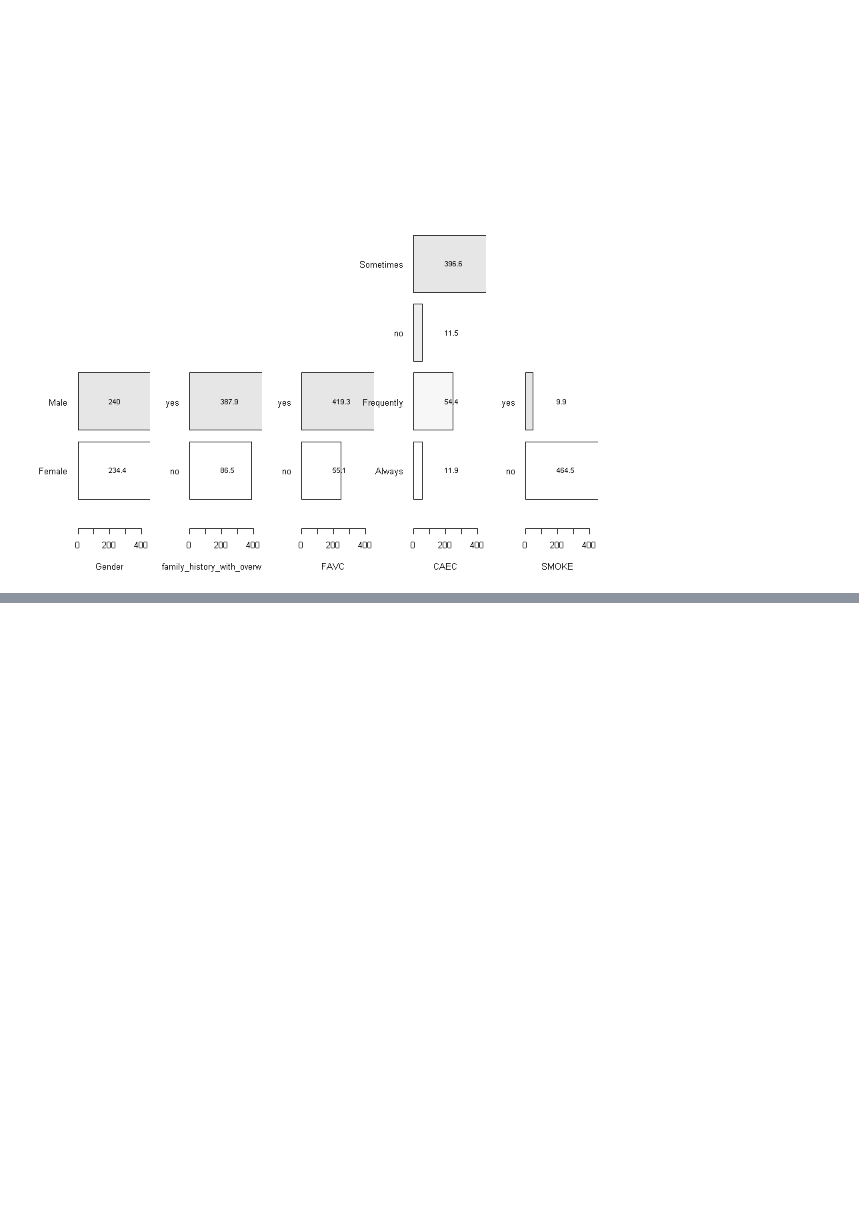
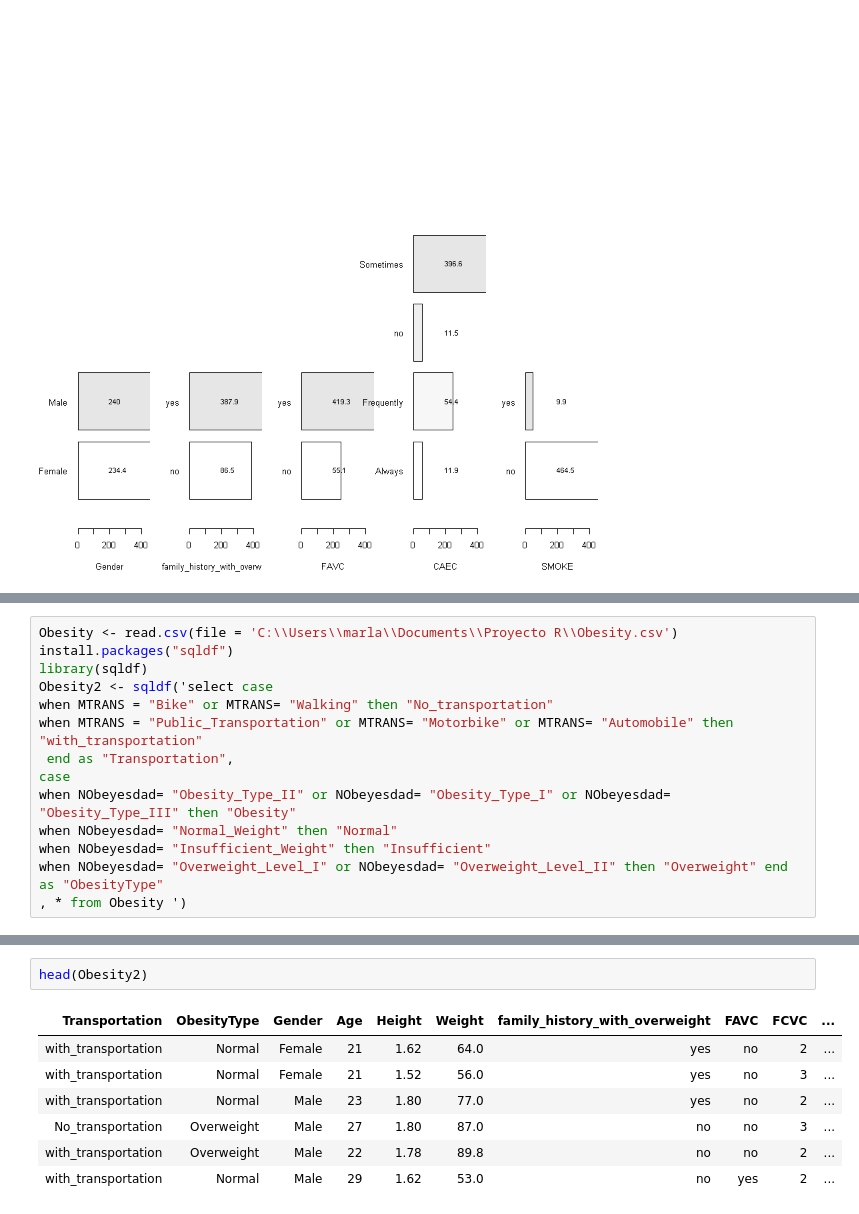
Before and after one commit to marla1990d/Diplomado_Ciencia_Datos, a Jupyter notebook: Tareas/Proyecto_práctico.ipynb, the cells around one changed output, grey strips where cells are left out. Saved outputs shown, nothing was run; the diff lists cells and outputs as text; blank space fills up the shorter version.

```diff
--- a/Tareas/Proyecto_práctico.ipynb
+++ b/Tareas/Proyecto_práctico.ipynb
@@ -87,0 +89,14 @@ cat <- attributes(Obesity[,i])$levels;
+# %%
+Obesity <- read.csv(file = 'C:\\Users\\marla\\Documents\\Proyecto R\\Obesity.csv')
+install.packages("sqldf")
+library(sqldf)
+Obesity2 <- sqldf('select case
+when MTRANS = "Bike" or MTRANS= "Walking" then "No_transportation"
+when MTRANS = "Public_Transportation" or MTRANS= "Motorbike" or MTRANS= "Automobile" then "with_transportation"
+ end as "Transportation",
+case
+when NObeyesdad= "Obesity_Type_II" or NObeyesdad= "Obesity_Type_I" or NObeyesdad= "Obesity_Type_III" then "Obesity"
+when NObeyesdad= "Normal_Weight" then "Normal"
+when NObeyesdad= "Insufficient_Weight" then "Insufficient"
+when NObeyesdad= "Overweight_Level_I" or NObeyesdad= "Overweight_Level_II" then "Overweight" end as "ObesityType"
+, * from Obesity ')
@@ -87,0 +121,10 @@ cat <- attributes(Obesity[,i])$levels;
+# %%
+head(Obesity2)
+# %% [output]
+| Transportation | ObesityType | Gender | Age | Height | Weight | family_history_with_overweight | FAVC | FCVC | ... |
+| with_transportation | Normal | Female | 21 | 1.62 | 64.0 | yes | no | 2 | ... |
+| with_transportation | Normal | Female | 21 | 1.52 | 56.0 | yes | no | 3 | ... |
+| with_transportation | Normal | Male | 23 | 1.80 | 77.0 | yes | no | 2 | ... |
+| No_transportation | Overweight | Male | 27 | 1.80 | 87.0 | no | no | 3 | ... |
+| with_transportation | Overweight | Male | 22 | 1.78 | 89.8 | no | no | 2 | ... |
+| with_transportation | Normal | Male | 29 | 1.62 | 53.0 | no | yes | 2 | ... |
```
Also changed, not shown: parts of 8 cells of this notebook.
